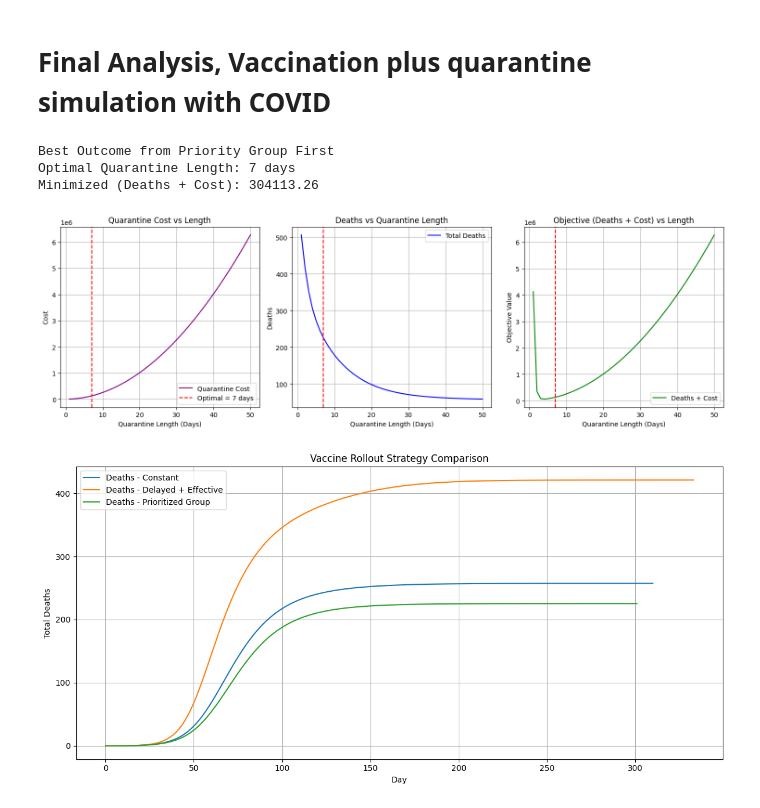
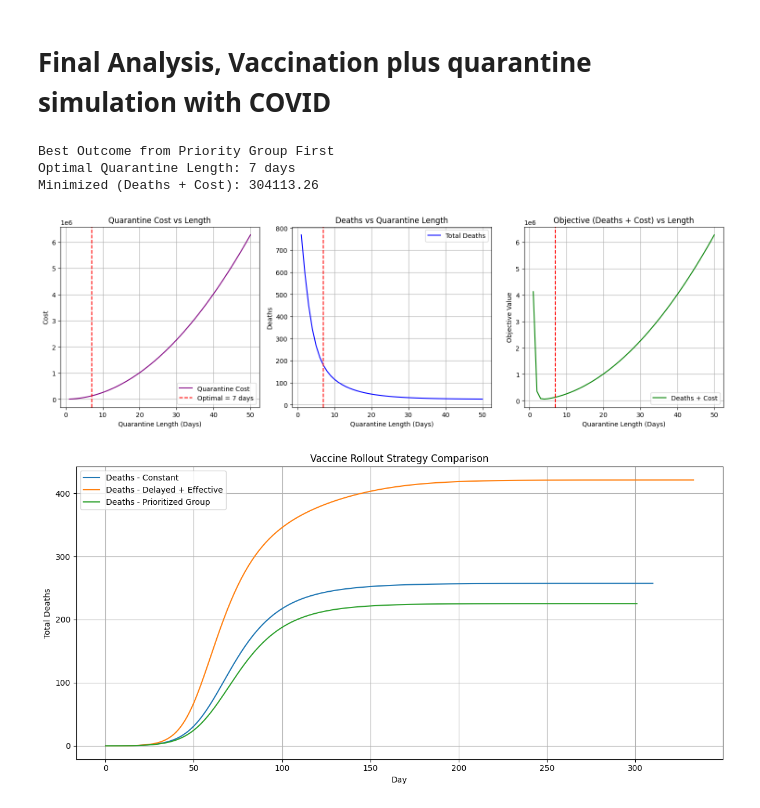
Before and after one commit to rwalsh7231/543T-Final-Project, a Jupyter notebook: Disease Analysis.ipynb, the cells around one changed output. Drawn from its saved outputs; the diff is of its cells as text; code cells hidden in the pictures.

```diff
--- a/Disease Analysis.ipynb
+++ b/Disease Analysis.ipynb
@@ -878,8 +889,8 @@ total_objective = []
 for l in lengths:
     pop1 = DiseaseAnalysis.Population(100000, 0.32, 0.07, 0.0008, 0.1, True, 0.4, l)
     pop2 = DiseaseAnalysis.Population(10000, 0.5, 0.07, 0.0008, 0.1, True, 0.4, l)
-    pop3 = DiseaseAnalysis.Population(10000, 0.5, 0.07, 0.0008, 0.1, True, 0.4, l)
-    pop4 = DiseaseAnalysis.Population(10000, 0.5, 0.07, 0.0008, 0.1, True, 0.4, l)
+    pop3 = DiseaseAnalysis.Population(50000, 0.32, 0.07, 0.0008, 0.1, True, 0.4, l)
+    pop4 = DiseaseAnalysis.Population(50000, 0.32, 0.07, 0.0008, 0.1, True, 0.4, l)
     pops = [pop1, pop2, pop3, pop4]
 
     simulate_with_vaccine(pops, plan)
@@ -903,34 +914,34 @@ plt.ylabel("Cost")
 plt.title("Quarantine Cost vs Length")
 plt.grid(True)
 plt.legend()
 
 # Total deaths
 plt.subplot(1, 3, 2)
 plt.plot(lengths, deaths, label="Total Deaths", color='blue')
 plt.axvline(optimal_days, color='red', linestyle='--')
 plt.xlabel("Quarantine Length (Days)")
 plt.ylabel("Deaths")
 plt.title("Deaths vs Quarantine Length")
 plt.grid(True)
 plt.legend()
 
 # Total objective (Deaths + Cost)
 plt.subplot(1, 3, 3)
 plt.plot(lengths, total_objective, label="Deaths + Cost", color='green')
 plt.axvline(optimal_days, color='red', linestyle='--')
 plt.xlabel("Quarantine Length (Days)")
 plt.ylabel("Objective Value")
 plt.title("Objective (Deaths + Cost) vs Length")
 plt.grid(True)
 plt.legend()
 
 plt.tight_layout()
 plt.show()
 # %% [output]
 Best Outcome from Priority Group First
 Optimal Quarantine Length: 7 days
 Minimized (Deaths + Cost): 304113.26
-[figure, old version]
+[figure, new version]
 # %%
 # Create population
 pop1 = DiseaseAnalysis.Population(100000, 0.32, 0.07, 0.0008, 0.1, True, 0.4, 7)
```
Also changed, not shown: parts of 5 cells of this notebook, 1 other file.
